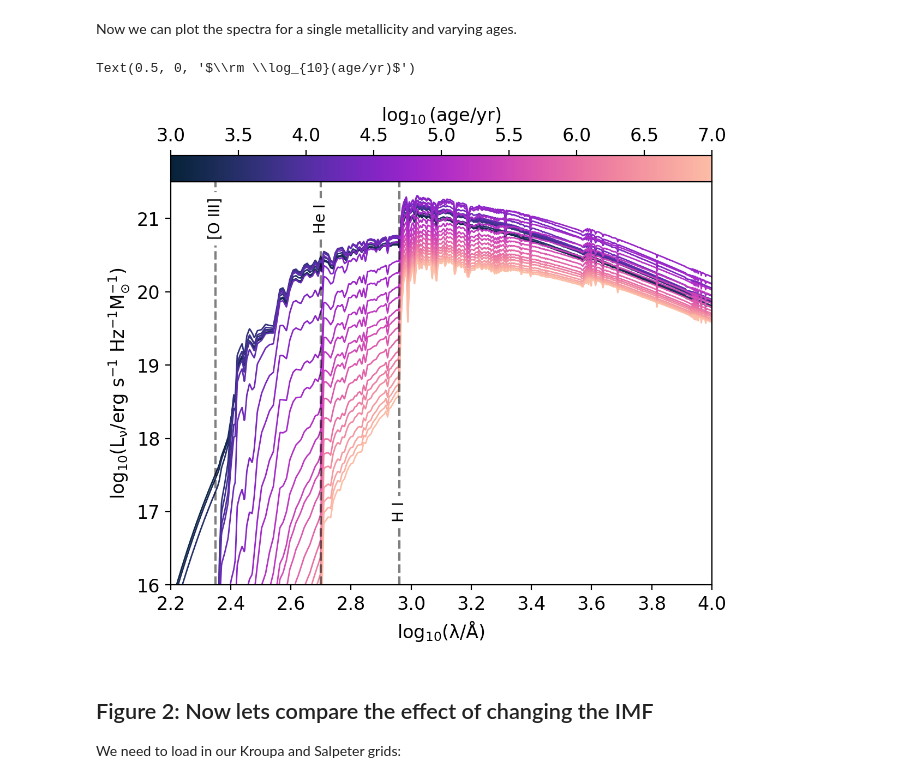
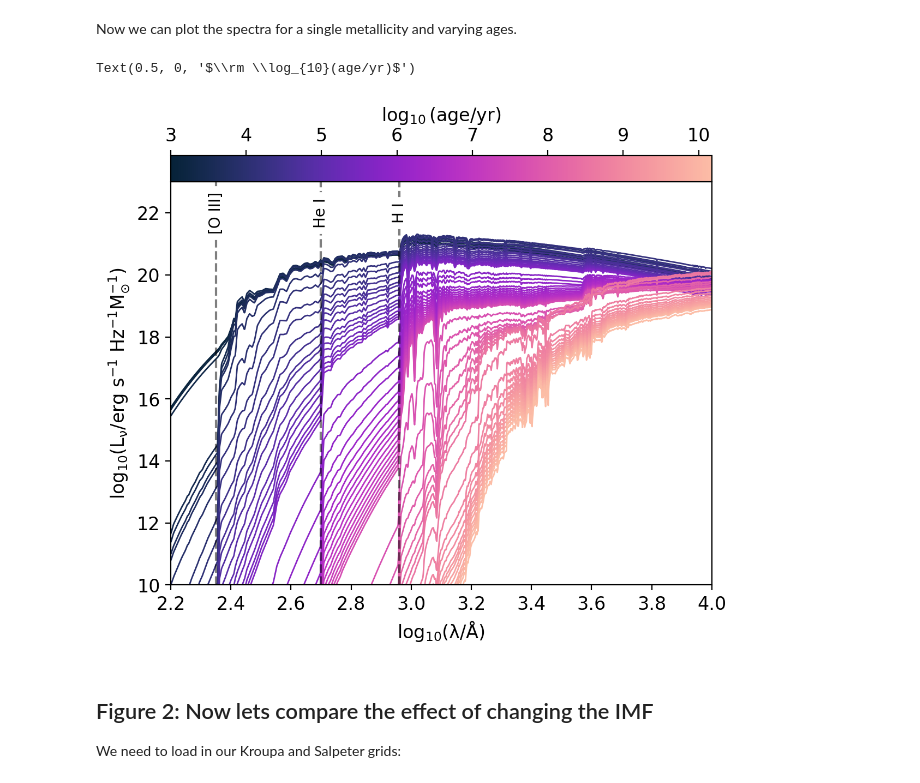
Before and after one commit to sophie-newman/cloudy-maraston, a Jupyter notebook: notebooks/notebook1_explore_maraston_grids.ipynb, the cells around one changed output. Drawn from its saved outputs; the diff is of its cells as text; code cells hidden in the pictures.

```diff
--- a/notebooks/notebook1_explore_maraston_grids.ipynb
+++ b/notebooks/notebook1_explore_maraston_grids.ipynb
@@ -24,64 +24,60 @@ cmap = cmr.bubblegum
 We need to load the Maraston grid into synthesizer:
 # %%
 grid_dir = '../grids'
-grid_name = 'maraston13_kroupa-max_age:7.0_cloudy-c23.01-sps'
+grid_name = 'maraston13_kroupa_cloudy-c23.01-sps'
 grid = Grid(grid_name, grid_dir=grid_dir, read_lines=True)
-
-# Print the grid to see its attributes if you like
-# print(grid)
 # %% [markdown]
 Now we can plot the spectra for a single metallicity and varying ages.
 # %%
+Z = 0.02
+ages = grid.ages
+log10ages = np.log10(ages)
+
 fig, ax = plt.subplots()
 norm = mpl.colors.Normalize(vmin=min(log10ages), vmax=max(log10ages))
 sm = mpl.cm.ScalarMappable(cmap=cmap, norm=norm)
 sm.set_array([])
 
-Z = 0.02
-log10ages = grid.log10age
-
 #for each age:
 m = 0
-for log10age in log10ages:
+for age in ages:
     m = m + 1
-    grid_point = grid.get_grid_point((log10age,Z))
-    #Loop over the available spectra and plot Maraston:
-    for spectra_id in ["incident"]:
-        # get Sed object
-        sed = grid.get_spectra(grid_point, spectra_id=spectra_id)
-        ax.plot(np.log10(sed.lam), np.log10(sed.lnu),
-                 lw=1,
-                 label=f'log10age = {round(log10age,1)}',
-                 color = cmap(m/len(log10ages)))
+    grid_point = grid.get_grid_point((age,Z))
+    # get Sed object
+    sed = grid.get_spectra(grid_point, spectra_id="incident")
+    ax.plot(np.log10(sed.lam), np.log10(sed.lnu),
+                lw=1,
+                label=f'log10age = {round(np.log10(age),1)}',
+                color = cmap(m/len(log10ages)))
 
 plt.xlim(left=2.2, right=4)
-plt.ylim(bottom=16, top=21.5)
+plt.ylim(bottom=10, top=23)
 plt.title(f'Z={Z}')
 plt.xlabel(r'$\rm log_{10}(\lambda/\AA)$')
 plt.ylabel(r'$\rm log_{10}(L_{\nu}/erg\ s^{-1}\ Hz^{-1} M_{\odot}^{-1})$')
 
 # Show ionisation energies
 plt.axvline(x=2.96, ymin=0, ymax=1, color='black', alpha= 0.5, linestyle='--') # H I
 plt.axvline(x=2.70, ymin=0, ymax=1, color='black', alpha= 0.5, linestyle='--') # He I
 plt.axvline(x=2.35, ymin=0, ymax=1, color='black', alpha= 0.5, linestyle='--') # [O III]
 
-plt.text(x=2.96, y=17, s='H I', ha='center', va='center',rotation='vertical', backgroundcolor='white', fontsize = 10) # H I
-plt.text(x=2.70, y=21, s='He I', ha='center', va='center',rotation='vertical', backgroundcolor='white', fontsize = 10) # He I
-plt.text(x=2.35, y=21, s='[O III]', ha='center', va='center',rotation='vertical', backgroundcolor='white', fontsize = 10) # [O III]
+plt.text(x=2.96, y=22, s='H I', ha='center', va='center',rotation='vertical', backgroundcolor='white', fontsize = 10) # H I
+plt.text(x=2.70, y=22, s='He I', ha='center', va='center',rotation='vertical', backgroundcolor='white', fontsize = 10) # He I
+plt.text(x=2.35, y=22, s='[O III]', ha='center', va='center',rotation='vertical', backgroundcolor='white', fontsize = 10) # [O III]
 
 # Create colorbar axis
 left = 0.125
 bottom = 0.8
 width = 0.775
 height = 0.08
 cax = fig.add_axes([left, bottom + height, width, 0.05])  # [left, bottom, width, height]
 cbar = plt.colorbar(sm, cax=cax, orientation='horizontal')
 cax.xaxis.tick_top()
 cax.xaxis.set_label_position("top")
 cax.set_xlabel(r"$\rm \log_{10}(age/yr)$")
 # %% [output]
 Text(0.5, 0, '$\\rm \\log_{10}(age/yr)$')
-[figure, old version]
+[figure, new version]
 # %% [markdown]
 ## Figure 2: Now lets compare the effect of changing the IMF
 
```
Also changed, not shown: parts of 12 cells of this notebook.
